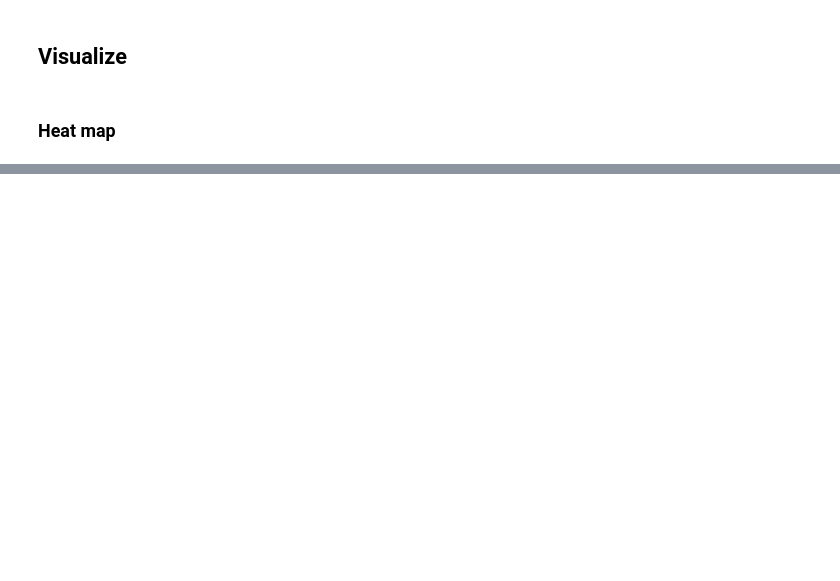
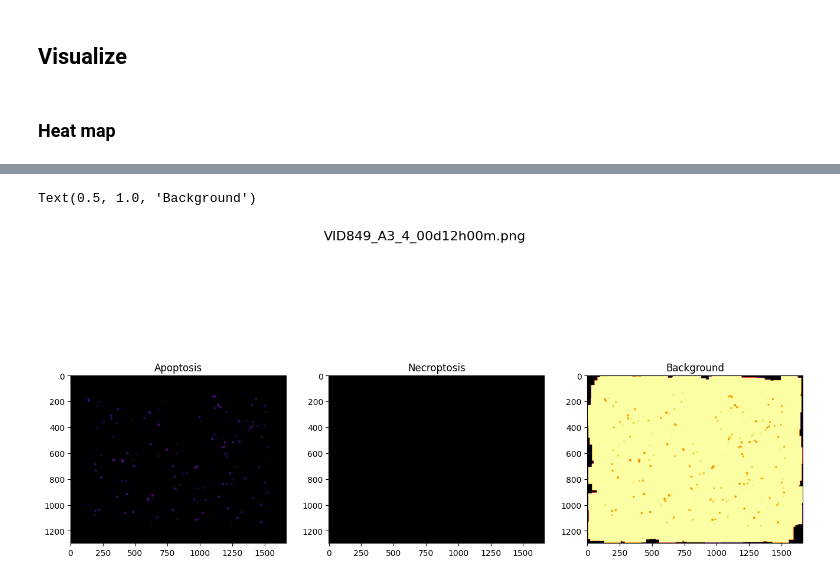
Before and after one commit to LSUHSC-CAIPP-Core-B/CellDetection, a Jupyter notebook: yolo/yolo_inference_heatmap.ipynb, the cells around one changed output, grey strips where cells are left out. Drawn from its saved outputs; the diff is of its cells as text; code cells hidden in the pictures; blank space fills up the shorter version.

```diff
--- a/yolo/yolo_inference_heatmap.ipynb
+++ b/yolo/yolo_inference_heatmap.ipynb
@@ -70,0 +94,15 @@ base_image = cell_detector.gen_heatmap_mask(big_image, results, total_coverage)
+# %%
+fig, ((ax1),(ax2), (ax3)) = plt.subplots(nrows=1,ncols=3,figsize=(16,8))
+fig.suptitle(str(images[image_id]), fontsize=16)
+
+ax1.imshow(apoptosis_image, vmin=0.0, vmax=1.0, cmap='inferno')
+ax1.set_title("Apoptosis")
+
+ax2.imshow(necroptosis_image, vmin=0.0, vmax=1.0, cmap='inferno')
+ax2.set_title("Necroptosis")
+
+ax3.imshow(background_image, vmin=0.0, vmax=1.0, cmap='inferno')
+ax3.set_title("Background")
+# %% [output]
+Text(0.5, 1.0, 'Background')
+[figure, added]
```
Also changed, not shown: parts of 11 cells of this notebook, 2 other files.
